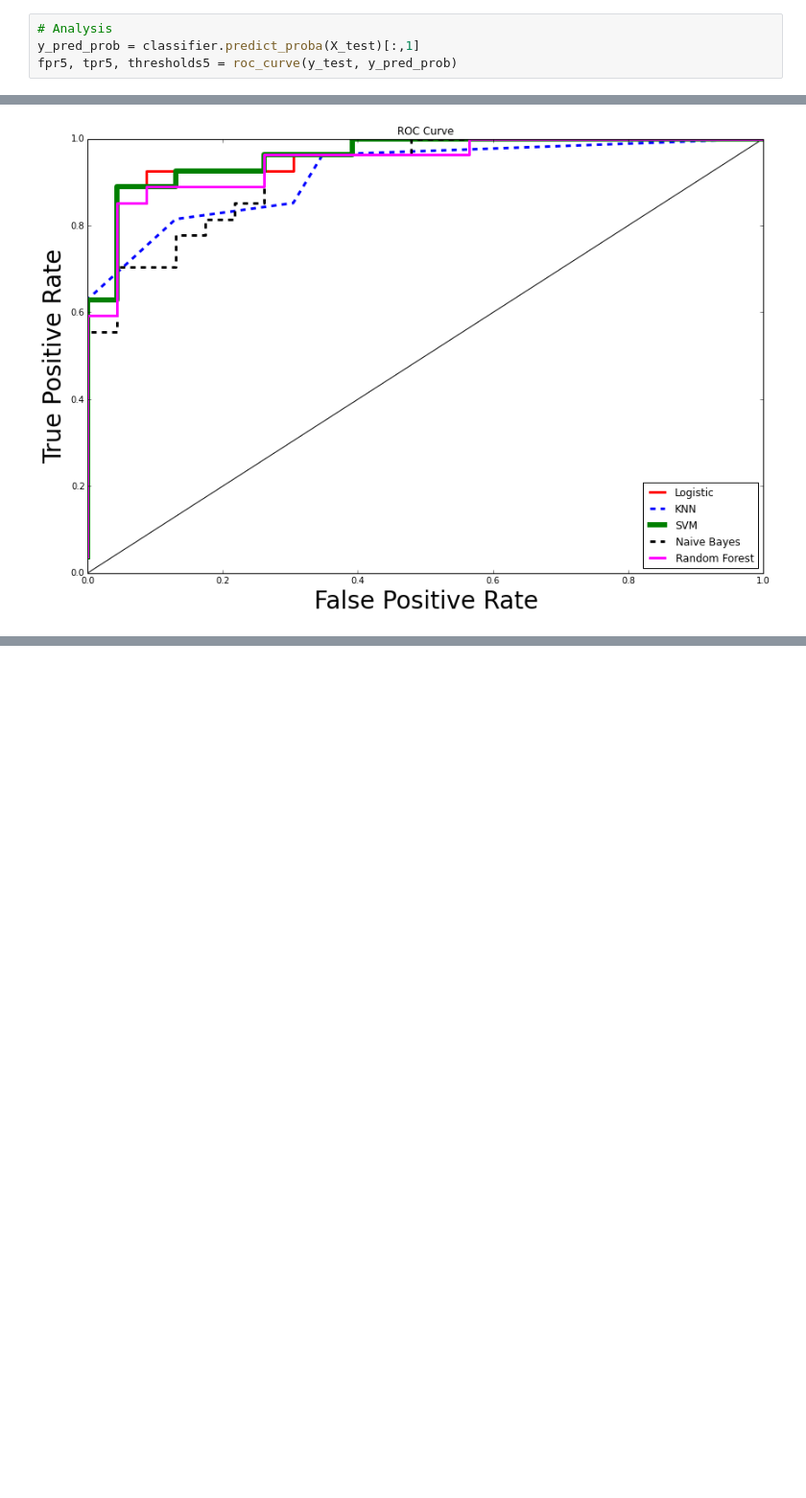
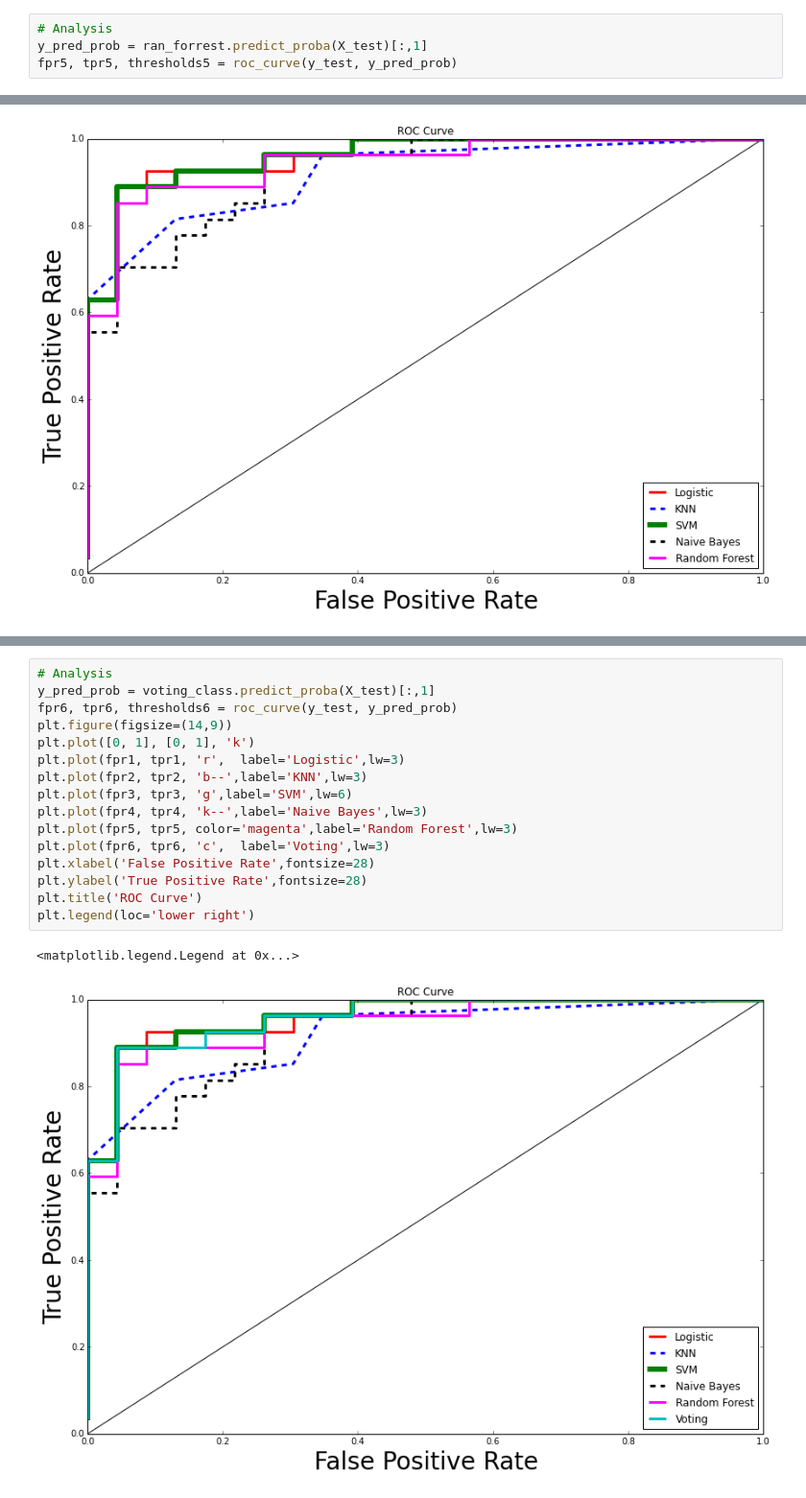
Before and after one commit to emarinhoss/projects_jupyter, a Jupyter notebook: FRC_dataAnalysis_classification.ipynb, the cells around one changed output, grey strips where cells are left out. Shown at 96% size. Drawn from its saved outputs; the diff is of its cells as text; blank space fills up the shorter version.

```diff
--- a/FRC_dataAnalysis_classification.ipynb
+++ b/FRC_dataAnalysis_classification.ipynb
@@ -461,7 +465,7 @@ plot_the_classification_regions_and_data(X_train,y_train, X_test,y_test,classifi
 [figure]
 # %%
 # Analysis
-y_pred_prob = classifier.predict_proba(X_test)[:,1]
+y_pred_prob = ran_forrest.predict_proba(X_test)[:,1]
 fpr5, tpr5, thresholds5 = roc_curve(y_test, y_pred_prob)
 # %%
 plt.figure(figsize=(14,9))
@@ -480,0 +502,19 @@ plt.legend(loc='lower right')
+# %%
+# Analysis
+y_pred_prob = voting_class.predict_proba(X_test)[:,1]
+fpr6, tpr6, thresholds6 = roc_curve(y_test, y_pred_prob)
+plt.figure(figsize=(14,9))
+plt.plot([0, 1], [0, 1], 'k')
+plt.plot(fpr1, tpr1, 'r',  label='Logistic',lw=3)
+plt.plot(fpr2, tpr2, 'b--',label='KNN',lw=3)
+plt.plot(fpr3, tpr3, 'g',label='SVM',lw=6)
+plt.plot(fpr4, tpr4, 'k--',label='Naive Bayes',lw=3)
+plt.plot(fpr5, tpr5, color='magenta',label='Random Forest',lw=3)
+plt.plot(fpr6, tpr6, 'c',  label='Voting',lw=3)
+plt.xlabel('False Positive Rate',fontsize=28)
+plt.ylabel('True Positive Rate',fontsize=28)
+plt.title('ROC Curve')
+plt.legend(loc='lower right')
+# %% [output]
+<matplotlib.legend.Legend at 0x...>
+[figure, added]
```
Also changed, not shown: parts of 24 cells of this notebook, 13 other files.
